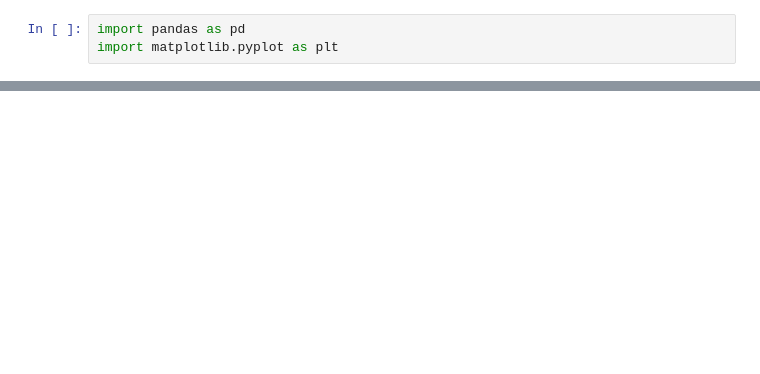
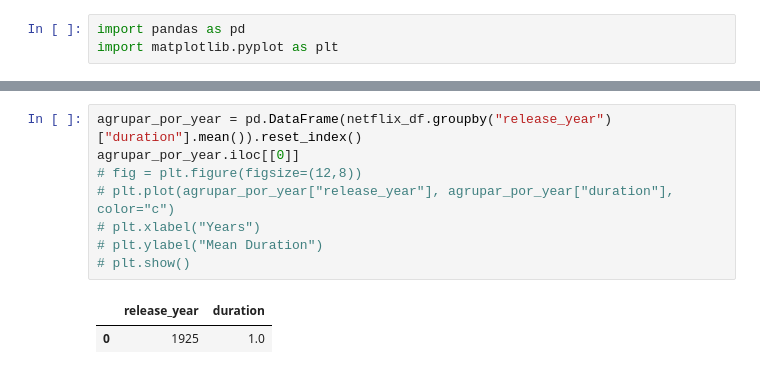
Before and after one commit to JAdraz/netflix_datacamp_project, a Jupyter notebook: src/exploratory_analysis/main.ipynb, the cells around one changed output, grey strips where cells are left out. Saved outputs shown, nothing was run; the diff lists cells and outputs as text; blank space fills up the shorter version.

```diff
--- a/src/exploratory_analysis/main.ipynb
+++ b/src/exploratory_analysis/main.ipynb
@@ -103,0 +120,11 @@ plt.show()
+# %%
+agrupar_por_year = pd.DataFrame(netflix_df.groupby("release_year")["duration"].mean()).reset_index()
+agrupar_por_year.iloc[[0]]
+# fig = plt.figure(figsize=(12,8))
+# plt.plot(agrupar_por_year["release_year"], agrupar_por_year["duration"], color="c")
+# plt.xlabel("Years")
+# plt.ylabel("Mean Duration")
+# plt.show()
+# %% [output]
+|  | release_year | duration |
+| 0 | 1925 | 1.0 |
```
Also changed, not shown: parts of 9 cells of this notebook, 1 other file.
